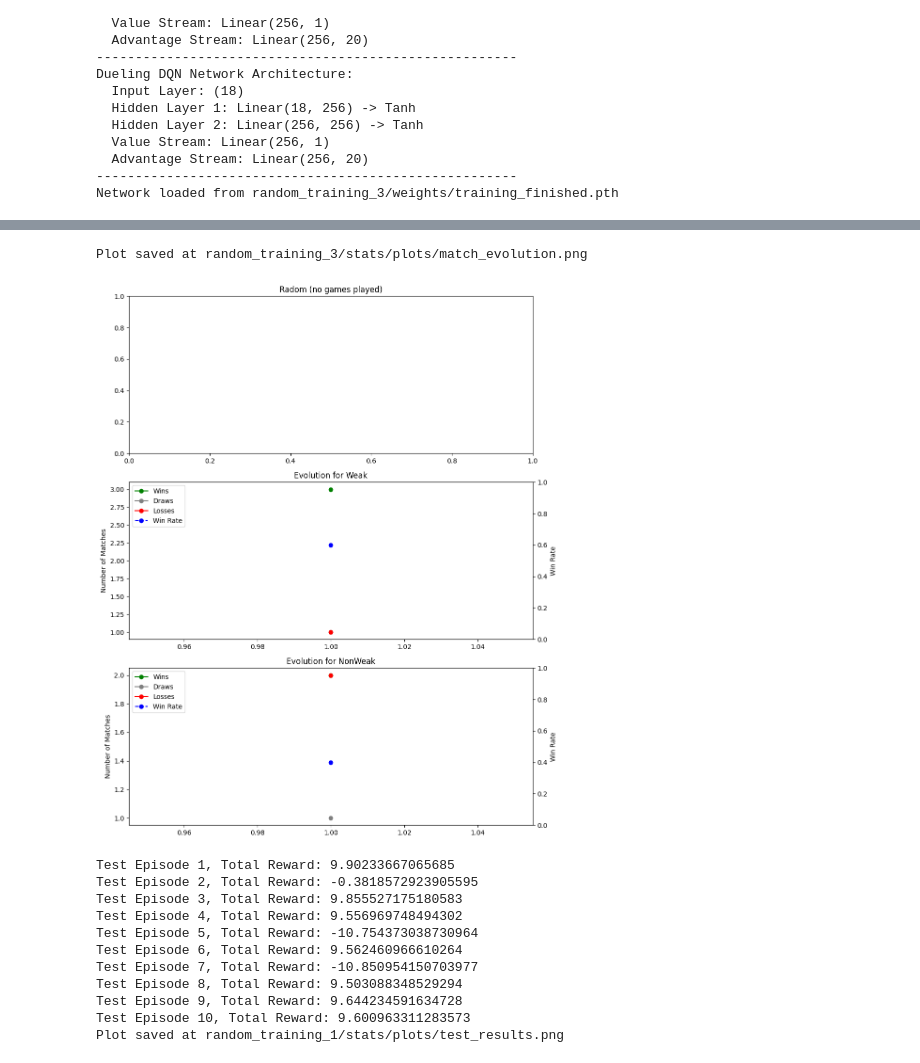
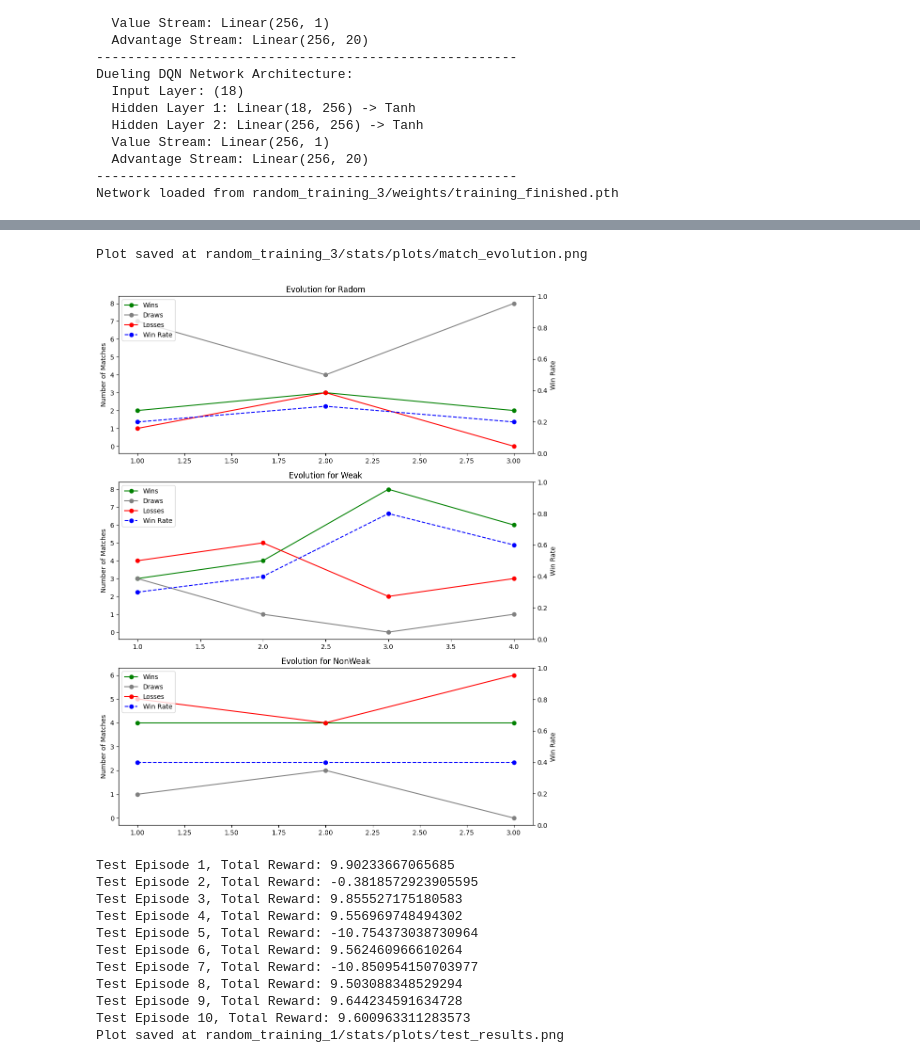
Before and after one commit to JoJoBarthold2/hockey-en-mallorca, a Jupyter notebook: src/hockey-env/test_agent_on_hockey_after_training.ipynb, the cells around one changed output, grey strips where cells are left out. Saved outputs shown, nothing was run; the diff lists cells and outputs as text; code cells hidden in the pictures.

```diff
--- a/src/hockey-env/test_agent_on_hockey_after_training.ipynb
+++ b/src/hockey-env/test_agent_on_hockey_after_training.ipynb
@@ -85,9 +85,9 @@ Plot saved at random_training_3/stats/plots/epsilon_evolution.png
 # %%
 match_history = sf.load_match_history(env_name)
-sf.plot_match_evolution_by_chunks(env_name, match_history, ["Radom", "Weak", "NonWeak"], 50)
+sf.plot_match_evolution_by_chunks(env_name, match_history, ["Radom", "Weak", "NonWeak"], 10)
 # %% [output]
 Plot saved at random_training_3/stats/plots/match_evolution.png
-[figure, old version]
+[figure, new version]
 # %%
 test_episodes = len(SEEDS_TEST)
 test_rewards = []
```
Also changed, not shown: parts of 4 cells of this notebook, 2 other files.
